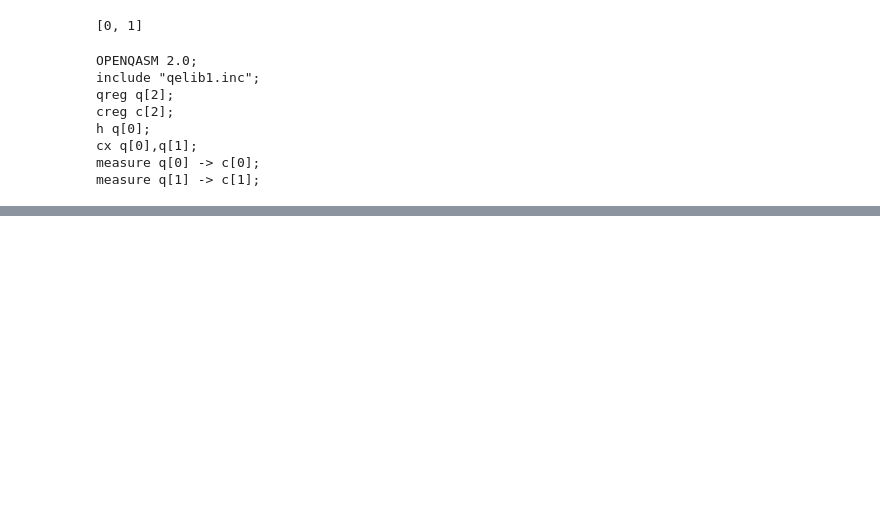
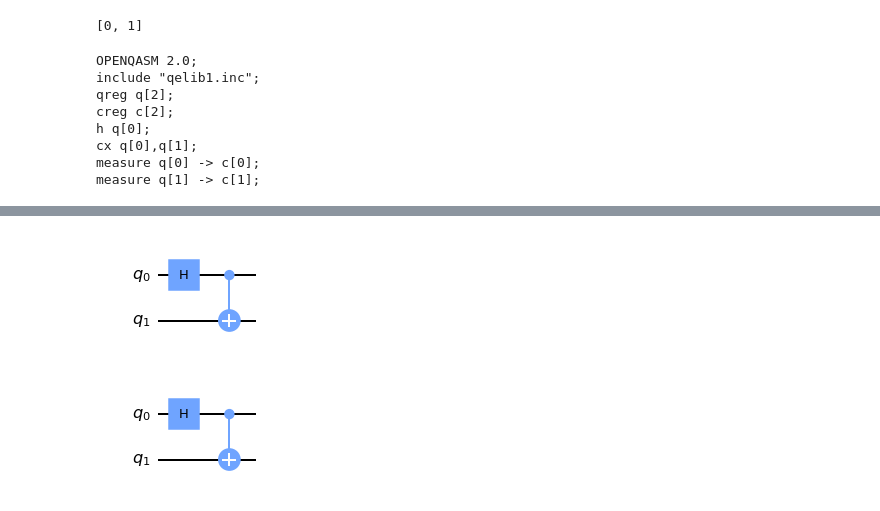
Before and after one commit to sergiomtzlosa/docker-qiskit, a Jupyter notebook: qiskit-jupyter/notebooks/entanglement.ipynb, the cells around one changed output, grey strips where cells are left out. Drawn from its saved outputs; the diff is of its cells as text; code cells hidden in the pictures; blank space fills up the shorter version.

```diff
--- a/qiskit-jupyter/notebooks/entanglement.ipynb
+++ b/qiskit-jupyter/notebooks/entanglement.ipynb
@@ -40,0 +70,11 @@ measure q[1] -> c[1];
+# %%
+for backend in Aer.backends():
+    print(backend.name())
+
+print("")
+
+print("{0:20} {1:<10}".format("Name", "#Qubits"))
+print("{0:20} {1:<10}".format("----", "-------"))
+for n in range(0, len(available_backends)):
+    backend = provider.get_backend(str(available_backends[n]))
+    print("{0:20} {1:<10}".format(backend.name(), backend.configuration().n_qubits))
@@ -40,0 +116,12 @@ measure q[1] -> c[1];
+# %%
+qc = QuantumCircuit(2)
+qc.h(0)
+qc.cx(0,1)
+
+display(qc.draw('mpl'))
+
+qc_transpiled = transpile(qc, backend=backend, optimization_level=1)
+display(qc_transpiled.draw('mpl'))
+# %% [output]
+[figure, added]
+[figure, added]
```
Also changed, not shown: parts of 7 cells of this notebook.
